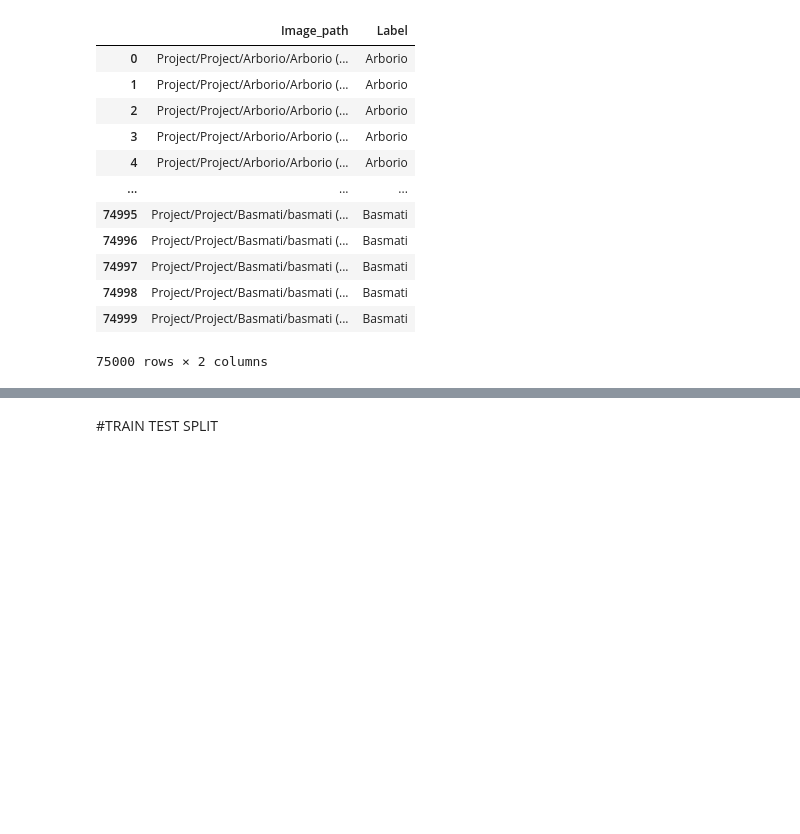
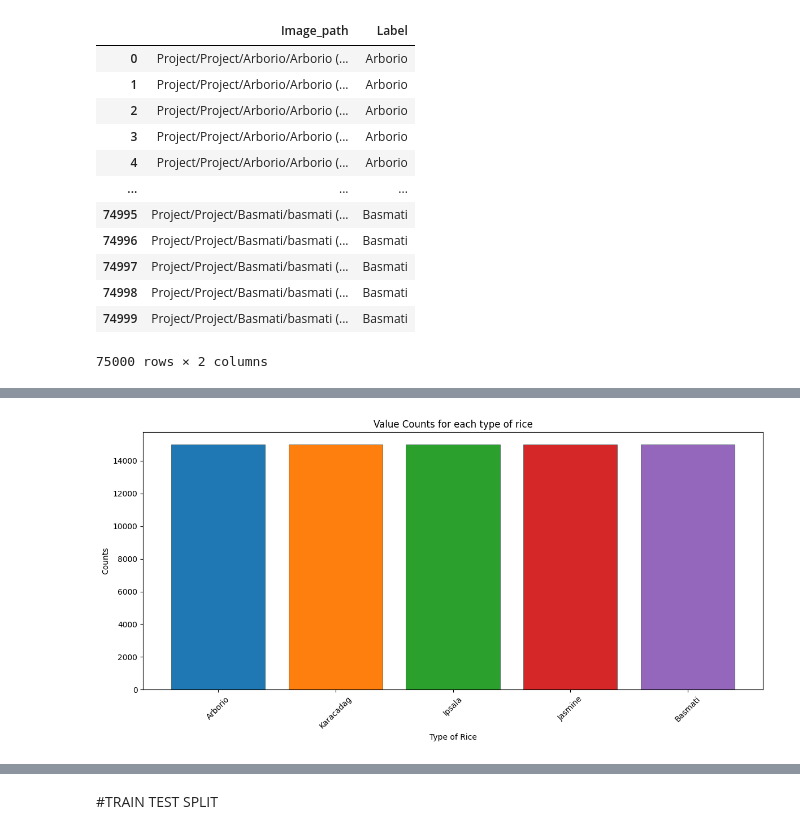
Before and after one commit to DATA-606-2023-FALL-TUESDAY/Mogulla_Lavanya, a Jupyter notebook: src/EDA&Model_Build.ipynb, the cells around one changed output, grey strips where cells are left out. Cells and saved outputs as stored; diff of their text form; code cells hidden in the pictures; blank space fills up the shorter version.

```diff
--- a/src/EDA&Model_Build.ipynb
+++ b/src/EDA&Model_Build.ipynb
@@ -97,6 +97,32 @@ fig.update_traces(marker=dict(line=dict(width=0.5, color='DarkSlateGrey')))
 fig.show()
 # %% [output]
 [interactive output not drawn]
+# %%
+import matplotlib.pyplot as plt
+import pandas as pd
+
+df_counts = df['Label'].value_counts().reset_index()
+df_counts.columns = ['Rice', 'Counts']
+
+rice_types = df_counts['Rice'].tolist()
+counts = df_counts['Counts'].tolist()
+
+plt.figure(figsize=(12,6))
+bars = plt.bar(rice_types, counts, color=plt.cm.tab10.colors)
+
+for bar in bars:
+    bar.set_edgecolor('DarkSlateGrey')
+    bar.set_linewidth(0.5)
+
+plt.title('Value Counts for each type of rice')
+plt.xlabel('Type of Rice')
+plt.ylabel('Counts')
+plt.xticks(rotation=45)
+
+plt.tight_layout()
+plt.show()
+# %% [output]
+[figure, added]
 # %%
 import tensorflow as tf
 import matplotlib.pyplot as plt
```
Also changed, not shown: parts of 2 cells of this notebook.
